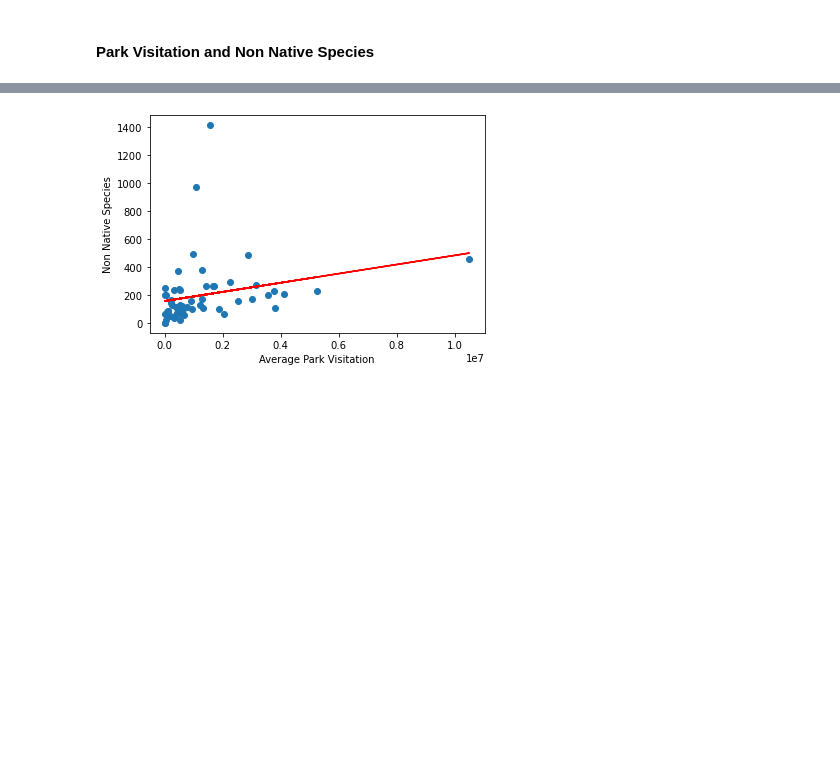
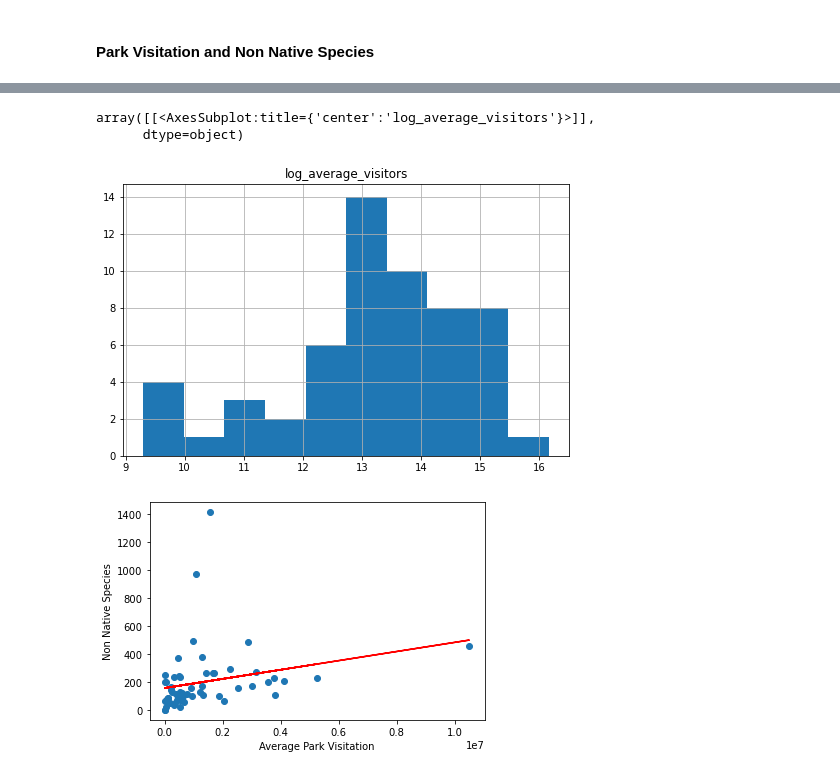
Before and after one commit to holleyvoegtle/Biodiversity_Analysis, a Jupyter notebook: machine-learning/Biodiversity_MachineLearning.ipynb, the cells around one changed output, grey strips where cells are left out. Saved outputs shown, nothing was run; the diff lists cells and outputs as text; code cells hidden in the pictures; blank space fills up the shorter version.

```diff
--- a/machine-learning/Biodiversity_MachineLearning.ipynb
+++ b/machine-learning/Biodiversity_MachineLearning.ipynb
@@ -135,6 +155,16 @@ fig2.show()
 # %% [output]
 [interactive output not drawn]
 [interactive output not drawn]
+# %%
+#Logarithmic Transformation
+biodiversity_df['log_average_visitors'] = np.log(biodiversity_df['Average'])
+
+#Histogram of transformed visitation
+biodiversity_df.hist('log_average_visitors', figsize=(8,5))
+# %% [output]
+array([[<AxesSubplot:title={'center':'log_average_visitors'}>]],
+      dtype=object)
+[figure, added]
 # %%
 plt.scatter(X,y)
 plt.plot(X, y_pred, color='red')
```
Also changed, not shown: parts of 29 cells of this notebook.
